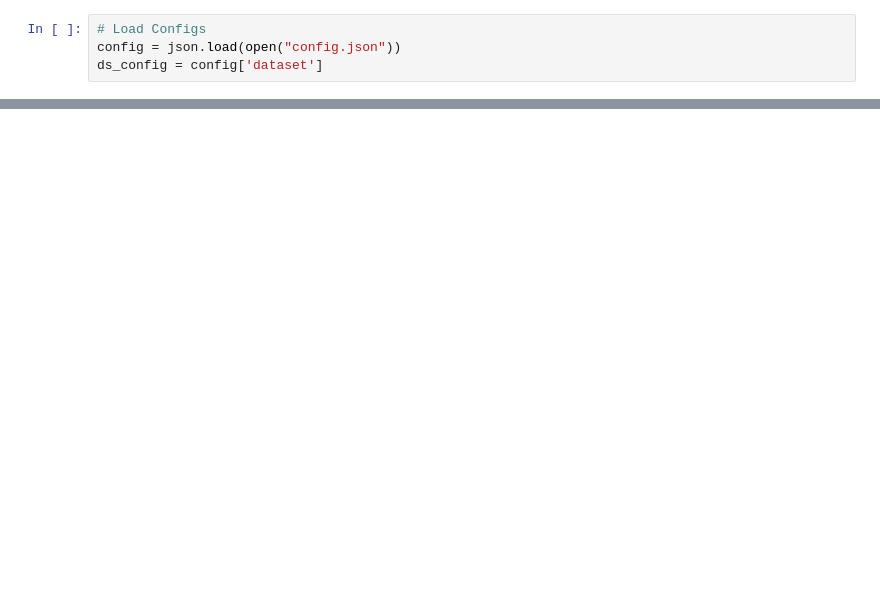
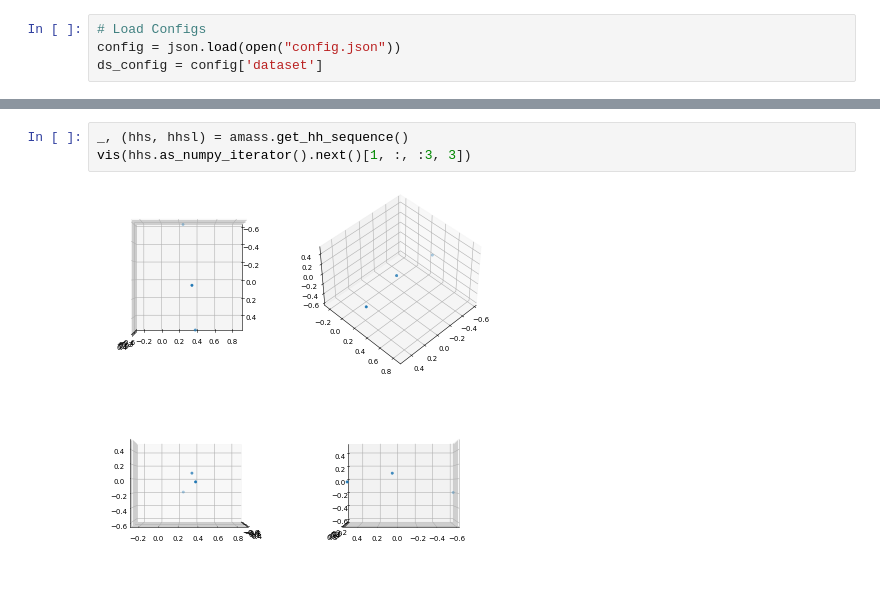
Before and after one commit to How-s-it-going/Partial2FullBodyMotion, a Jupyter notebook: examples/dataset_visualization.ipynb, the cells around one changed output, grey strips where cells are left out. Cells and saved outputs as stored; diff of their text form; blank space fills up the shorter version.

```diff
--- a/examples/dataset_visualization.ipynb
+++ b/examples/dataset_visualization.ipynb
@@ -95,0 +82,5 @@ probably:
+# %%
+_, (hhs, hhsl) = amass.get_hh_sequence()
+vis(hhs.as_numpy_iterator().next()[1, :, :3, 3])
+# %% [output]
+[figure, added]
```
Also changed, not shown: parts of 13 cells of this notebook, 3 other files.
